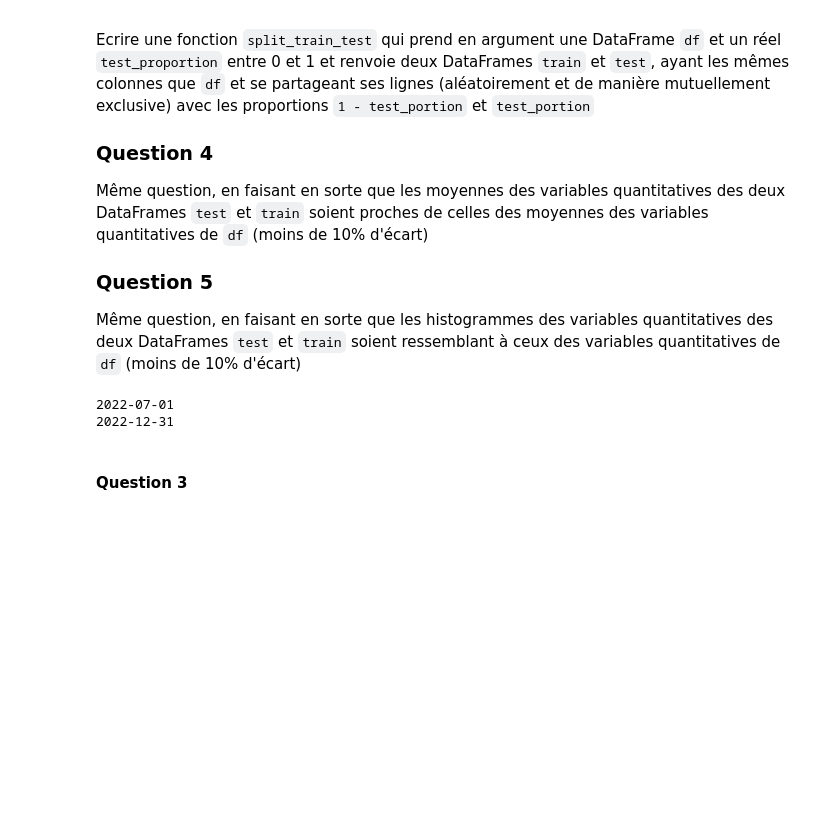
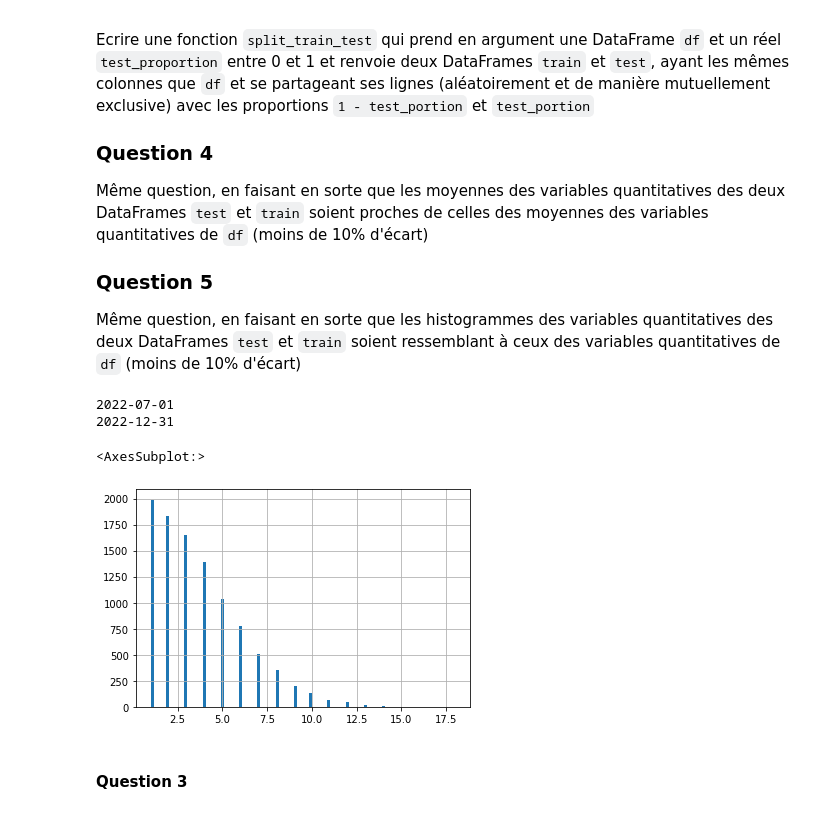
Before and after one commit to Selimmmm/data-science-1-public, a Jupyter notebook: tps/1_b_premier_pas_avec_pandas.ipynb, the cells around one changed output. Saved outputs shown, nothing was run; the diff lists cells and outputs as text; code cells hidden in the pictures; blank space fills up the shorter version.

```diff
--- a/tps/1_b_premier_pas_avec_pandas.ipynb
+++ b/tps/1_b_premier_pas_avec_pandas.ipynb
@@ -255,11 +255,15 @@ def generate_random_price():
         p=[0.4,0.05,0.1,0.05,0.2, 0.2]
     )
 
+
+#def generate_random_quantity():
+#    return np.random.choice(
+#        [1, 2, 3, 4, 5],
+#        p=[0.25,0.55,0.1,0.05,0.05]
+#    )
+
 def generate_random_quantity():
-    return np.random.choice(
-        [1, 2, 3, 4, 5],
-        p=[0.25,0.55,0.1,0.05,0.05]
-    )
+    return int(np.abs(np.random.randn() * 4) + 1)
 
 def generate_random_hour():
     hour_weights = [1/24 / 4 for _ in range(7)] + [1 /24 / 2 for _ in range(12)]  +[0.6770833333333334 / 5 for _ in range(5)]
@@ -363,6 +367,11 @@ df["quantity"] = [generate_random_quantity() for _ in range(len(df))]
 # %% [output]
 2022-07-01
 2022-12-31
+# %%
+df.quantity.hist(bins=100)
+# %% [output]
+<AxesSubplot:>
+[figure, added]
 # %% [markdown]
 #### Question 3
 # %%
```
Also changed, not shown: parts of 8 cells of this notebook, 1 other file.
